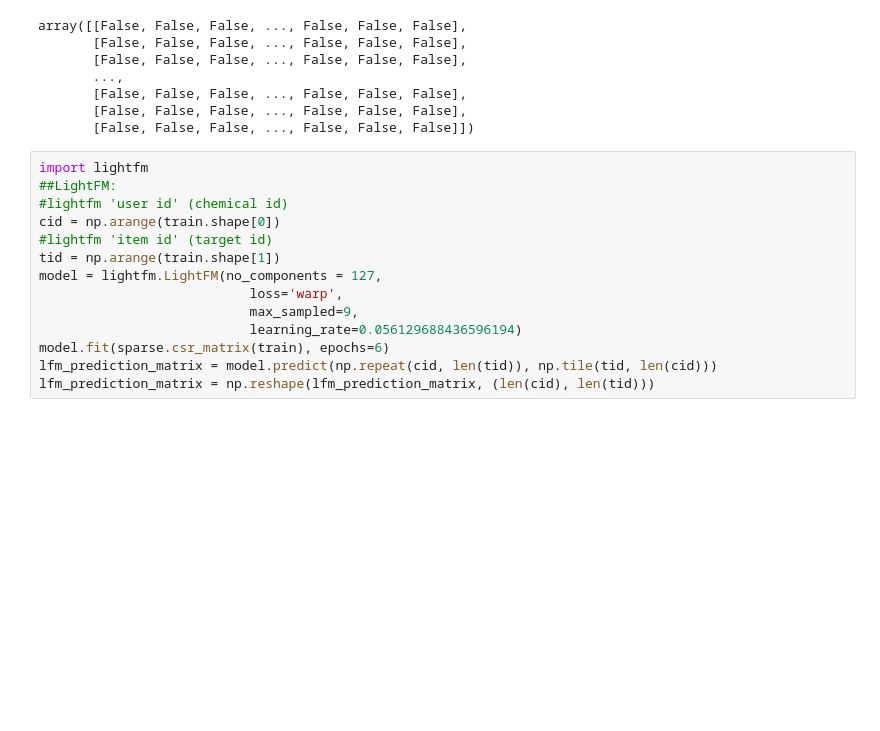
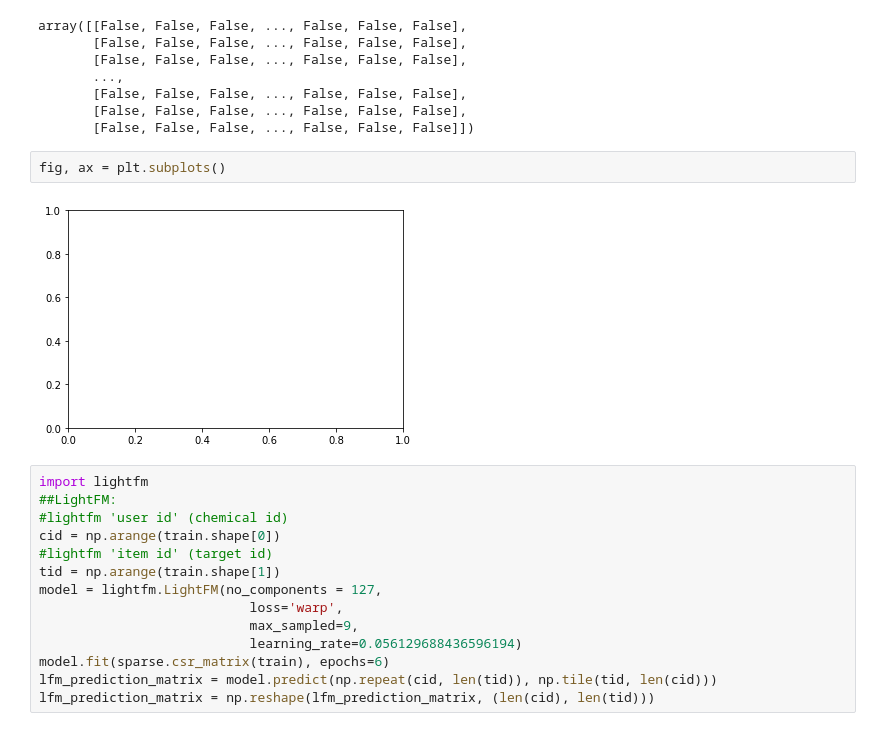
Before and after one commit to ljmartin/molrec, a Jupyter notebook: time_split/code_testing.ipynb, the cells around one changed output. Saved outputs shown, nothing was run; the diff lists cells and outputs as text; blank space fills up the shorter version.

```diff
--- a/time_split/code_testing.ipynb
+++ b/time_split/code_testing.ipynb
@@ -262,6 +262,10 @@ array([[False, False, False, ..., False, False, False],
        [False, False, False, ..., False, False, False],
        [False, False, False, ..., False, False, False],
        [False, False, False, ..., False, False, False]])
+# %%
+fig, ax = plt.subplots()
+# %% [output]
+[figure, added]
 # %%
 import lightfm
 ##LightFM:
```
Also changed, not shown: 4 other files.
